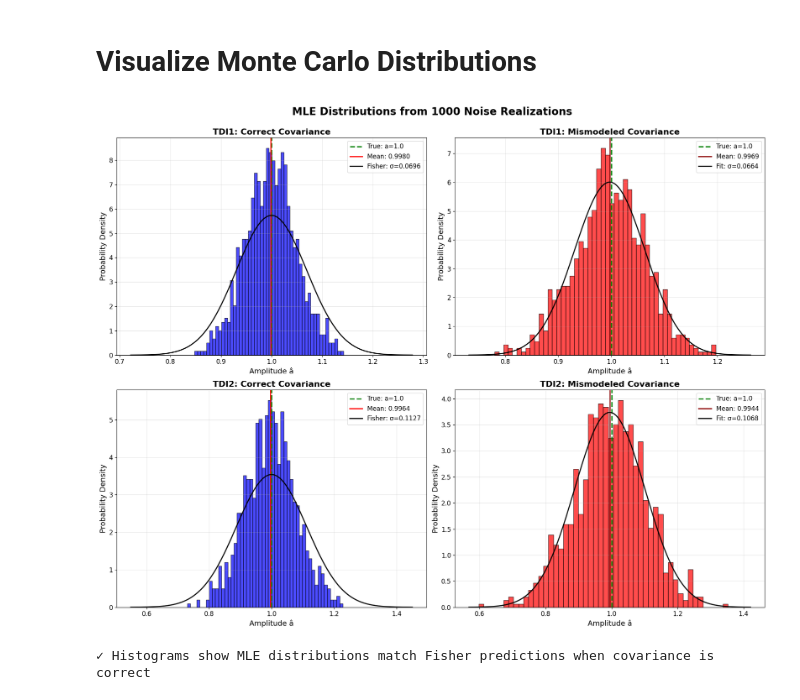
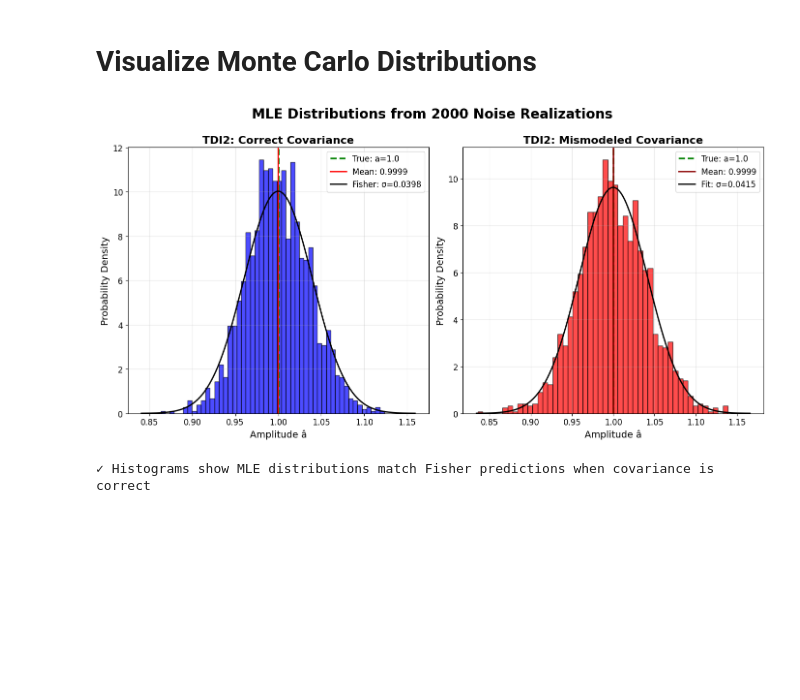
Before and after one commit to lorenzsp/NoStaLISA, a Jupyter notebook: toy_models/toy_model_modulation_mismodel.ipynb, the cells around one changed output. Saved outputs shown, nothing was run; the diff lists cells and outputs as text; code cells hidden in the pictures; blank space fills up the shorter version.

```diff
--- a/toy_models/toy_model_modulation_mismodel.ipynb
+++ b/toy_models/toy_model_modulation_mismodel.ipynb
@@ -536,21 +607,18 @@ Computing SNR with correct modulated covariance...
 # %%
 
 # SNR² = h† Σ⁻¹ h
-SNR2_TDI1_correct = np.real(signal_true_fft.conj() @ Cov_Matrix_TDI1_modulated_inv @ signal_true_fft)
-SNR2_TDI2_correct = np.real(signal_true_fft.conj() @ Cov_Matrix_TDI2_modulated_inv @ signal_true_fft)
+SNR2_TDI1_mod = fast_inner_product(signal_true_fft, signal_true_fft, Cov_Matrix_TDI1_modulated_sparse)
+SNR2_TDI2_mod = fast_inner_product(signal_true_fft, signal_true_fft, Cov_Matrix_TDI2_modulated_sparse)
 
-print(f"✓ TDI1 SNR (correct): {np.sqrt(SNR2_TDI1_correct)}")
-print(f"✓ TDI2 SNR (correct): {np.sqrt(SNR2_TDI2_correct)}")
+print(f"✓ TDI1 SNR (correct): {np.sqrt(SNR2_TDI1_mod)}")
+print(f"✓ TDI2 SNR (correct): {np.sqrt(SNR2_TDI2_mod)}")
 
 # Compute SNR with mismodeled (stationary) covariance
 print("\nComputing SNR with mismodeled stationary covariance...")
 
-Cov_Matrix_TDI1_stationary_inv = np.linalg.inv(Cov_Matrix_TDI1_stationary)
-Cov_Matrix_TDI2_stationary_inv = np.linalg.inv(Cov_Matrix_TDI2_stationary)
+SNR2_TDI1_stat = fast_inner_product(signal_true_fft, signal_true_fft, Cov_Matrix_TDI1_stationary_sparse)
+SNR2_TDI2_stat = fast_inner_product(signal_true_fft, signal_true_fft, Cov_Matrix_TDI2_stationary_sparse)
 
-SNR2_TDI1_mismodel = np.real(signal_true_fft.conj() @ Cov_Matrix_TDI1_stationary_inv @ signal_true_fft)
-SNR2_TDI2_mismodel = np.real(signal_true_fft.conj() @ Cov_Matrix_TDI2_stationary_inv @ signal_true_fft)
-
-print(f"✓ TDI1 SNR (mismodeled): {np.sqrt(SNR2_TDI1_mismodel)}")
-print(f"✓ TDI2 SNR (mismodeled): {np.sqrt(SNR2_TDI2_mismodel)}")
+print(f"✓ TDI1 SNR (stationary): {np.sqrt(SNR2_TDI1_stat)}")
+print(f"✓ TDI2 SNR (stationary): {np.sqrt(SNR2_TDI2_stat)}")
 # %% [output]
@@ -920,69 +998,41 @@ Mismodeled covariance → potential bias and incorrect precision estimates
 # %% [markdown]
 # Visualize Monte Carlo Distributions
 # %%
-fig, axes = plt.subplots(2, 2, figsize=[18, 14])
-
-# TDI1 - Correct
-axes[0, 0].hist(MLE_TDI1_correct_array, bins=50, alpha=0.7, color='blue', edgecolor='black', density=True)
-axes[0, 0].axvline(a_ex, color='green', linestyle='--', linewidth=2.5, label=f'True: a={a_ex}')
-axes[0, 0].axvline(mean_TDI1_correct, color='red', linestyle='-', linewidth=2, label=f'Mean: {mean_TDI1_correct:.4f}')
-x_range = np.linspace(a_ex - 4*Fisher_sigma_TDI1, a_ex + 4*Fisher_sigma_TDI1, 200)
-gaussian = (1/(Fisher_sigma_TDI1*np.sqrt(2*np.pi))) * np.exp(-0.5*((x_range-a_ex)/Fisher_sigma_TDI1)**2)
-axes[0, 0].plot(x_range, gaussian, 'k-', linewidth=2, label=f'Fisher: σ={Fisher_sigma_TDI1:.4f}')
-axes[0, 0].set_xlabel('Amplitude â', fontsize=14)
-axes[0, 0].set_ylabel('Probability Density', fontsize=14)
-axes[0, 0].set_title('TDI1: Correct Covariance', fontsize=16, fontweight='bold')
-axes[0, 0].legend(fontsize=12)
-axes[0, 0].grid(True, alpha=0.3)
-axes[0, 0].tick_params(labelsize=12)
-
-# TDI1 - Mismodeled
-axes[0, 1].hist(MLE_TDI1_mismodel_array, bins=50, alpha=0.7, color='red', edgecolor='black', density=True)
-axes[0, 1].axvline(a_ex, color='green', linestyle='--', linewidth=2.5, label=f'True: a={a_ex}')
-axes[0, 1].axvline(mean_TDI1_mismodel, color='darkred', linestyle='-', linewidth=2, label=f'Mean: {mean_TDI1_mismodel:.4f}')
-x_range = np.linspace(mean_TDI1_mismodel - 4*std_TDI1_mismodel, mean_TDI1_mismodel + 4*std_TDI1_mismodel, 200)
-gaussian = (1/(std_TDI1_mismodel*np.sqrt(2*np.pi))) * np.exp(-0.5*((x_range-mean_TDI1_mismodel)/std_TDI1_mismodel)**2)
-axes[0, 1].plot(x_range, gaussian, 'k-', linewidth=2, label=f'Fit: σ={std_TDI1_mismodel:.4f}')
-axes[0, 1].set_xlabel('Amplitude â', fontsize=14)
-axes[0, 1].set_ylabel('Probability Density', fontsize=14)
-axes[0, 1].set_title('TDI1: Mismodeled Covariance', fontsize=16, fontweight='bold')
-axes[0, 1].legend(fontsize=12)
-axes[0, 1].grid(True, alpha=0.3)
-axes[0, 1].tick_params(labelsize=12)
+fig, axes = plt.subplots(1, 2, figsize=[14, 7])
 
 # TDI2 - Correct
-axes[1, 0].hist(MLE_TDI2_correct_array, bins=50, alpha=0.7, color='blue', edgecolor='black', density=True)
-axes[1, 0].axvline(a_ex, color='green', linestyle='--', linewidth=2.5, label=f'True: a={a_ex}')
-axes[1, 0].axvline(mean_TDI2_correct, color='red', linestyle='-', linewidth=2, label=f'Mean: {mean_TDI2_correct:.4f}')
+axes[0].hist(MLE_TDI2_correct_array, bins=50, alpha=0.7, color='blue', edgecolor='black', density=True)
+axes[0].axvline(a_ex, color='green', linestyle='--', linewidth=2.5, label=f'True: a={a_ex}')
+axes[0].axvline(mean_TDI2_correct, color='red', linestyle='-', linewidth=2, label=f'Mean: {mean_TDI2_correct:.4f}')
 x_range = np.linspace(a_ex - 4*Fisher_sigma_TDI2, a_ex + 4*Fisher_sigma_TDI2, 200)
 gaussian = (1/(Fisher_sigma_TDI2*np.sqrt(2*np.pi))) * np.exp(-0.5*((x_range-a_ex)/Fisher_sigma_TDI2)**2)
-axes[1, 0].plot(x_range, gaussian, 'k-', linewidth=2, label=f'Fisher: σ={Fisher_sigma_TDI2:.4f}')
-axes[1, 0].set_xlabel('Amplitude â', fontsize=14)
-axes[1, 0].set_ylabel('Probability Density', fontsize=14)
-axes[1, 0].set_title('TDI2: Correct Covariance', fontsize=16, fontweight='bold')
-axes[1, 0].legend(fontsize=12)
-axes[1, 0].grid(True, alpha=0.3)
-axes[1, 0].tick_params(labelsize=12)
+axes[0].plot(x_range, gaussian, 'k-', linewidth=2, label=f'Fisher: σ={Fisher_sigma_TDI2:.4f}')
+axes[0].set_xlabel('Amplitude â', fontsize=14)
+axes[0].set_ylabel('Probability Density', fontsize=14)
+axes[0].set_title('TDI2: Correct Covariance', fontsize=16, fontweight='bold')
+axes[0].legend(fontsize=12)
+axes[0].grid(True, alpha=0.3)
+axes[0].tick_params(labelsize=12)
 
 # TDI2 - Mismodeled
-axes[1, 1].hist(MLE_TDI2_mismodel_array, bins=50, alpha=0.7, color='red', edgecolor='black', density=True)
-axes[1, 1].axvline(a_ex, color='green', linestyle='--', linewidth=2.5, label=f'True: a={a_ex}')
-axes[1, 1].axvline(mean_TDI2_mismodel, color='darkred', linestyle='-', linewidth=2, label=f'Mean: {mean_TDI2_mismodel:.4f}')
-x_range = np.linspace(mean_TDI2_mismodel - 4*std_TDI2_mismodel, mean_TDI2_mismodel + 4*std_TDI2_mismodel, 200)
-gaussian = (1/(std_TDI2_mismodel*np.sqrt(2*np.pi))) * np.exp(-0.5*((x_range-mean_TDI2_mismodel)/std_TDI2_mismodel)**2)
-axes[1, 1].plot(x_range, gaussian, 'k-', linewidth=2, label=f'Fit: σ={std_TDI2_mismodel:.4f}')
-axes[1, 1].set_xlabel('Amplitude â', fontsize=14)
-axes[1, 1].set_ylabel('Probability Density', fontsize=14)
-axes[1, 1].set_title('TDI2: Mismodeled Covariance', fontsize=16, fontweight='bold')
-axes[1, 1].legend(fontsize=12)
-axes[1, 1].grid(True, alpha=0.3)
-axes[1, 1].tick_params(labelsize=12)
+axes[1].hist(MLE_TDI2_mismodel_array, bins=50, alpha=0.7, color='red', edgecolor='black', density=True)
+axes[1].axvline(a_ex, color='green', linestyle='--', linewidth=2.5, label=f'True: a={a_ex}')
+axes[1].axvline(mean_TDI2_mismodel, color='darkred', linestyle='-', linewidth=2, label=f'Mean: {mean_TDI2_mismodel:.4f}')
+x_range = np.linspace(mean_TDI2_mismodel - 4*mismodelling_sigma_val, mean_TDI2_mismodel + 4*mismodelling_sigma_val, 200)
+gaussian = (1/(mismodelling_sigma_val*np.sqrt(2*np.pi))) * np.exp(-0.5*((x_range-mean_TDI2_mismodel)/mismodelling_sigma_val)**2)
+axes[1].plot(x_range, gaussian, 'k-', linewidth=2, label=f'Fit: σ={mismodelling_sigma_val:.4f}')
+axes[1].set_xlabel('Amplitude â', fontsize=14)
+axes[1].set_ylabel('Probability Density', fontsize=14)
+axes[1].set_title('TDI2: Mismodeled Covariance', fontsize=16, fontweight='bold')
+axes[1].legend(fontsize=12)
+axes[1].grid(True, alpha=0.3)
+axes[1].tick_params(labelsize=12)
 
 plt.suptitle(f'MLE Distributions from {n_realizations} Noise Realizations', fontsize=20, fontweight='bold', y=1.00)
 plt.tight_layout()
 plt.show()
 
 print("✓ Histograms show MLE distributions match Fisher predictions when covariance is correct")
 # %% [output]
-[figure, old version]
+[figure, new version]
 ✓ Histograms show MLE distributions match Fisher predictions when covariance is correct
```
Also changed, not shown: parts of 23 cells of this notebook.
